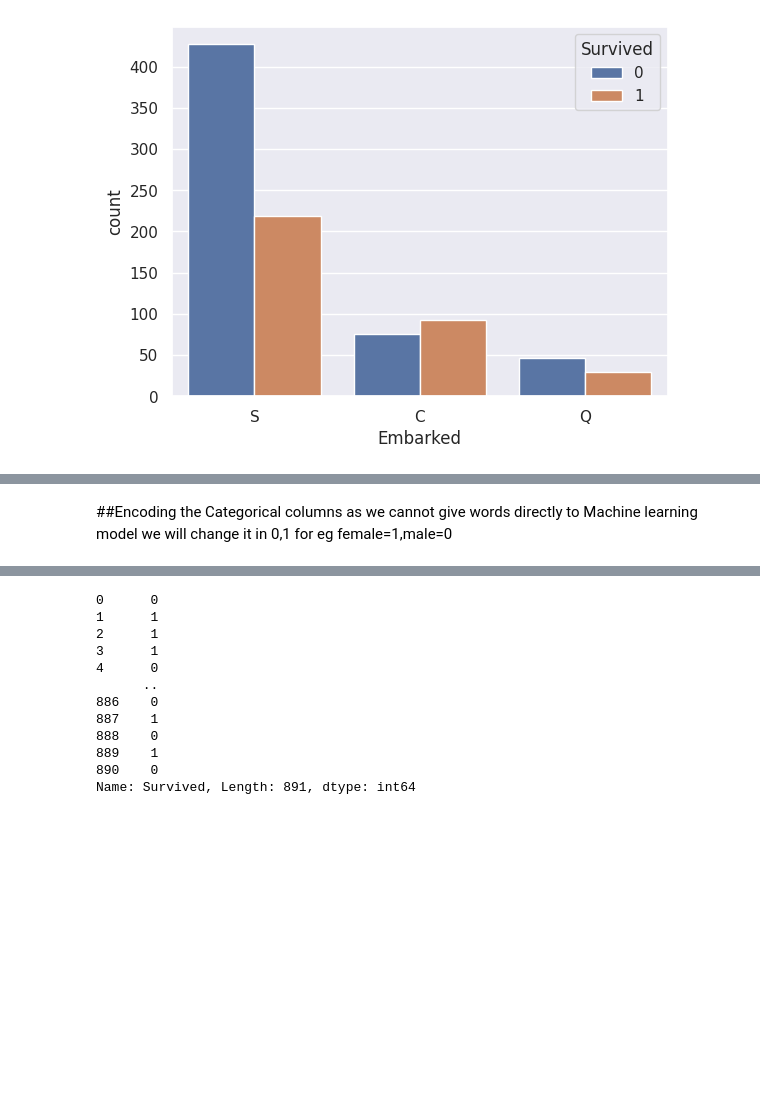
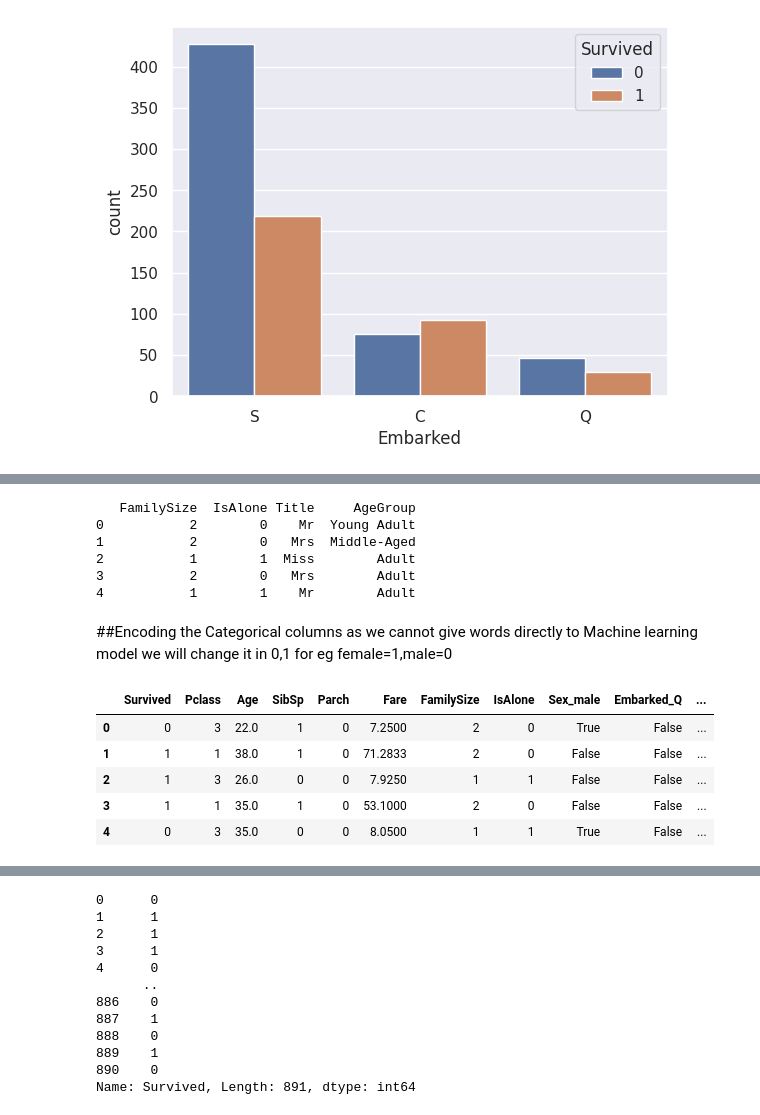
Before and after one commit to JyotikaUppar/CodSoft, a Jupyter notebook: Titanic.ipynb, the cells around one changed output, grey strips where cells are left out. Drawn from its saved outputs; the diff is of its cells as text; code cells hidden in the pictures; blank space fills up the shorter version.

```diff
--- a/Titanic.ipynb
+++ b/Titanic.ipynb
@@ -252,3 +252,68 @@ titanic_data['AgeGroup'] = pd.cut(titanic_data['Age'], bins=[0,12,19,65,np.inf],
+# %%
+# Extract Title from the "Name" column (e.g., Mr., Mrs., Miss.)
+# str.extract() uses regex to capture text before a dot (.)
+titanic_data['Title'] = titanic_data['Name'].str.extract('([A-Za-z]+)\.', expand=False)
+
+# Group rare titles into a single category "Rare"
+# Example: Lady, Countess, Capt → Rare
+titanic_data['Title'] = titanic_data['Title'].replace(
+    ['Lady', 'Countess','Capt', 'Col','Don', 'Dr',
+     'Major', 'Rev', 'Sir', 'Jonkheer', 'Dona'], 'Rare'
+)
+
+# Standardize similar titles:
+# 'Mlle' and 'Ms' → 'Miss'
+titanic_data['Title'] = titanic_data['Title'].replace(['Mlle', 'Ms'], 'Miss')
+
+# 'Mme' → 'Mrs'
+titanic_data['Title'] = titanic_data['Title'].replace('Mme', 'Mrs')
+
+# Create Age Bins (categorical groups for Age)
+# pd.cut() splits continuous values into intervals
+# Labels: Child (0–18), Young Adult (19–25), Adult (26–35), Middle-Aged (36–60), Senior (61–100)
+titanic_data['AgeGroup'] = pd.cut(
+    titanic_data['Age'],
+    bins=[0, 18, 25, 35, 60, 100],
+    labels=['Child', 'Young Adult', 'Adult', 'Middle-Aged', 'Senior']
+)
+
+# Display a preview of selected columns
+print(titanic_data[['FamilySize','IsAlone','Title','AgeGroup']].head())
+# %% [output]
+   FamilySize  IsAlone Title     AgeGroup
+0           2        0    Mr  Young Adult
+1           2        0   Mrs  Middle-Aged
+2           1        1  Miss        Adult
+3           2        0   Mrs        Adult
+4           1        1    Mr        Adult
 # %% [markdown]
 ##Encoding the Categorical columns
 as we cannot give words directly to Machine learning model we will change it in 0,1 for eg female=1,male=0
+# %%
+# Handle missing values
+titanic_data['Age'].fillna(titanic_data['Age'].median(), inplace=True)
+titanic_data['Fare'].fillna(titanic_data['Fare'].median(), inplace=True)
+titanic_data['Embarked'].fillna(titanic_data['Embarked'].mode()[0], inplace=True)
+
+# Drop irrelevant columns (ignore if already missing)
+titanic_data = titanic_data.drop(['PassengerId','Name','Ticket','Cabin'], axis=1, errors='ignore')
+
+# One-hot encode categorical columns
+titanic_data = pd.get_dummies(titanic_data, drop_first=True)
+
+# Define features and target
+X = titanic_data.drop('Survived', axis=1)
+Y = titanic_data['Survived']
+# %%
+#handling missing values
+titanic_data['Age'].fillna(titanic_data['Age'].median(), inplace=True)
+titanic_data['Fare'].fillna(titanic_data['Fare'].median(), inplace=True)
+
+titanic_data.head()
+# %% [output]
+|  | Survived | Pclass | Age | SibSp | Parch | Fare | FamilySize | IsAlone | Sex_male | Embarked_Q | ... |
+| 0 | 0 | 3 | 22.0 | 1 | 0 | 7.2500 | 2 | 0 | True | False | ... |
+| 1 | 1 | 1 | 38.0 | 1 | 0 | 71.2833 | 2 | 0 | False | False | ... |
+| 2 | 1 | 3 | 26.0 | 0 | 0 | 7.9250 | 1 | 1 | False | False | ... |
+| 3 | 1 | 1 | 35.0 | 1 | 0 | 53.1000 | 2 | 0 | False | False | ... |
+| 4 | 0 | 3 | 35.0 | 0 | 0 | 8.0500 | 1 | 1 | True | False | ... |
```
Also changed, not shown: parts of 20 cells of this notebook.
